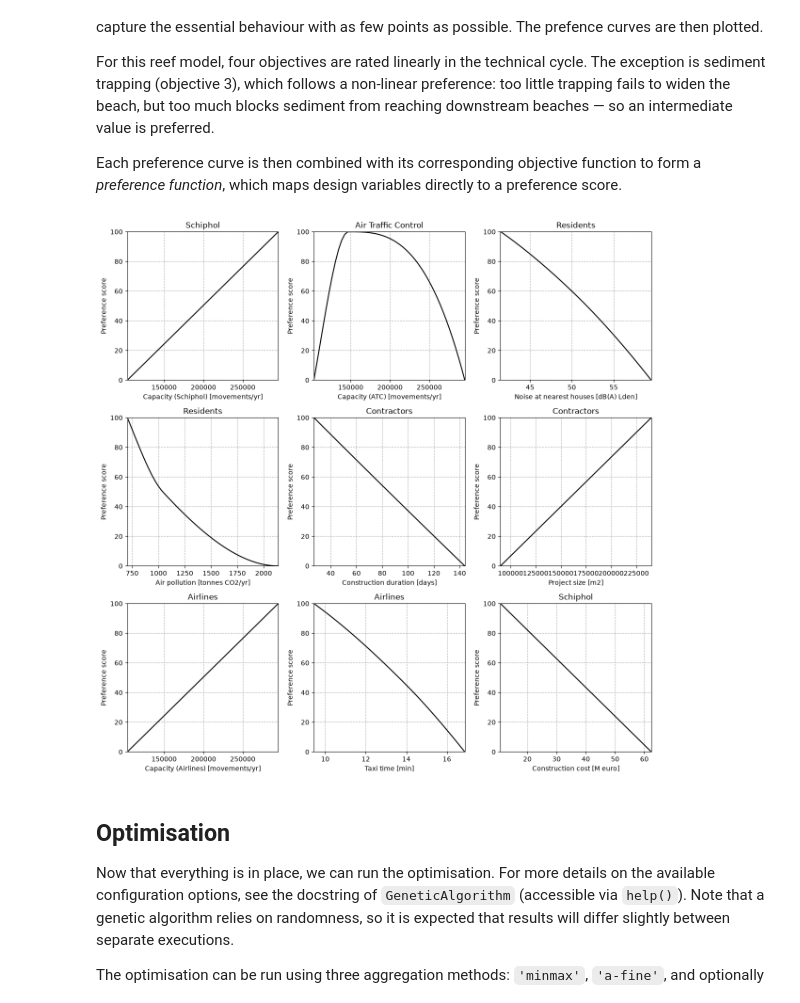
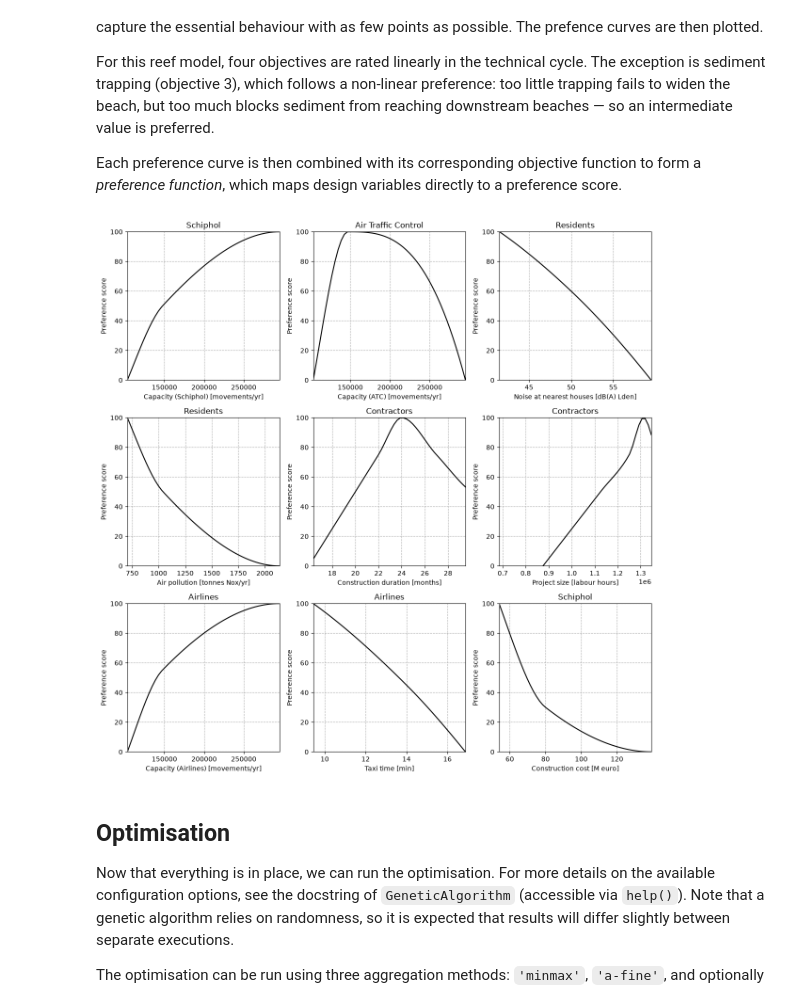
Before and after one commit to oskynowak-hash/MCDA-thing, a Jupyter notebook: Civil-Engineering-Systems-Design-main/optimization.ipynb, the cells around one changed output. Saved outputs shown, nothing was run; the diff lists cells and outputs as text; code cells hidden in the pictures.

```diff
--- a/Civil-Engineering-Systems-Design-main/optimization.ipynb
+++ b/Civil-Engineering-Systems-Design-main/optimization.ipynb
@@ -117,7 +117,7 @@ LEN_TRADE = 1.0        # m of usable length lost per m moved toward the terminal
    # Construction cost
 COST_ASPHALT = 120   # euros per m2, PLACEHOLDER
 COST_PRECAST = 260   # euros per m2, higher because precast construction cost is high (Kim and Kim)
-
+LABOUR_RATE = 60     # euros per labour hour, PLACEHOLDER all-in rate for Dutch civil works
 
 def constraint_1(variables):
     x1 = variables[:, 0]
@@ -382,7 +404,7 @@ In this model, all weights are initialised equally ($w_i = \frac{1}{5} = 0.2$) f
 weights_before =   [0.111, 0.111, 0.111, 0.111, 0.111, 0.111, 0.111, 0.111, 0.112]
 weights_after =    [0.25,  0.25,  0.06,  0.04,  0.025, 0.025, 0.12,  0.08,  0.15]
 
-weights = weights_before
+weights = weights_after
 
 assert np.isclose(sum(weights), 1.0), f"Weights must sum to 1, got {sum(weights)}"
 # %% [markdown]
@@ -397,16 +419,17 @@ For this reef model, four objectives are rated linearly in the technical cycle.
 Each preference curve is then combined with its corresponding objective function to form a *preference function*, which maps design variables directly to a preference score.
 # %%
 # Define preferences
-prefs_before = [[[103312, 199244, 295176],      [0, 50, 100]],      # capacity schiphol, more is better
-                [[103312, 147000 , 295176],      [0, 100, 0]],       # capacity atc, peaks at the current level
+prefs_before = [[[103312, 147600, 295176],      [0, 50, 100]],      # capacity schiphol, more is better
+                [[103312, 147000, 295176],      [0, 100, 0]],       # capacity atc, peaks at the current level
                 [[41.5, 50, 59.5],              [100, 60, 0]],      # noise, less is better, 58 is the legal contour
-                [[704.5, 1041.13, 2139.56],         [100, 50, 0]],      # air pollution, less is better
-                [[27, 85, 144],                 [100, 50, 0]],      # duration, shorter is better
-                [[90000, 165000, 240000],       [0, 50, 100]],      # project size, bigger is better
-                [[103312, 199244, 295176],      [0, 50, 100]],      # capacity airlines, more is better
+                [[704.5, 1041.13, 2139.56],     [100, 50, 0]],      # air pollution, less is better
+                [[16, 18, 20, 22, 24, 27, 30, 36, 42],
+                 [0, 25, 50, 75, 100, 75, 50, 25, 0]],             # duration, 24 months optimal
+                [[875000, 1000000, 1125000, 1250000, 1312500, 1375000, 1500000, 1625000, 1750000],
+                 [0, 25, 50, 75, 100, 75, 50, 25, 0]],             # project size, 105% of baseline optimal
+                [[103312, 147300, 295176],      [0, 55, 100]],      # capacity airlines, more is better
                 [[9.44, 14, 16.88],             [100, 45, 0]],      # taxi time, shorter is better
-                [[10.8, 36.6, 62.4],            [100, 50, 0]]]      # cost, less is better
-
+                [[54.02, 80, 139.28],        [100, 30, 0]]]      # cost incl. labour, less is better
 prefs_after = prefs_before
 
 prefs = prefs_before  # set to which preferences to use
@@ -465,6 +488,7 @@ def pref_func_5(x1, x2, x3, x4, x5, x6):
 
 def pref_func_6(x1, x2, x3, x4, x5, x6):
     size = objective_function_6(x1, x2, x3, x4, x5, x6)
+    size = np.clip(size, prefs[5][0][0], prefs[5][0][-1])
     return pchip_interpolate(prefs[5][0], prefs[5][1], size)
 
 def pref_func_7(x1, x2, x3, x4, x5, x6):
@@ -482,34 +506,34 @@ pref_funcs = [pref_func_1, pref_func_2, pref_func_3, pref_func_4,
 
 
 def objective(variables):
     """
     Objective function that is fed to the GA. Calles the separate preference functions that are declared above.
 
     :param variables: array with design variable values per member of the population. Can be split by using array
     slicing
     :return: 1D-array with aggregated preference scores for the members of the population.
     """
     x1 = variables[:, 0]
     x2 = variables[:, 1]
     x3 = variables[:, 2]
     x4 = variables[:, 3]
     x5 = variables[:, 4]
     x6 = variables[:, 5]
 
     # calculate the preference scores
     p_1 = pref_func_1(x1, x2, x3, x4, x5, x6)
     p_2 = pref_func_2(x1, x2, x3, x4, x5, x6)
     p_3 = pref_func_3(x1, x2, x3, x4, x5, x6)
     p_4 = pref_func_4(x1, x2, x3, x4, x5, x6)
     p_5 = pref_func_5(x1, x2, x3, x4, x5, x6)
     p_6 = pref_func_6(x1, x2, x3, x4, x5, x6)
     p_7 = pref_func_7(x1, x2, x3, x4, x5, x6)
     p_8 = pref_func_8(x1, x2, x3, x4, x5, x6)
     p_9 = pref_func_9(x1, x2, x3, x4, x5, x6)
 
     return weights, [p_1, p_2, p_3, p_4, p_5, p_6, p_7, p_8, p_9]
 # %% [output]
-[figure, old version]
+[figure, new version]
 # %% [markdown]
 ## Optimisation
 
```
Also changed, not shown: parts of 3 cells of this notebook, 2 other files.
